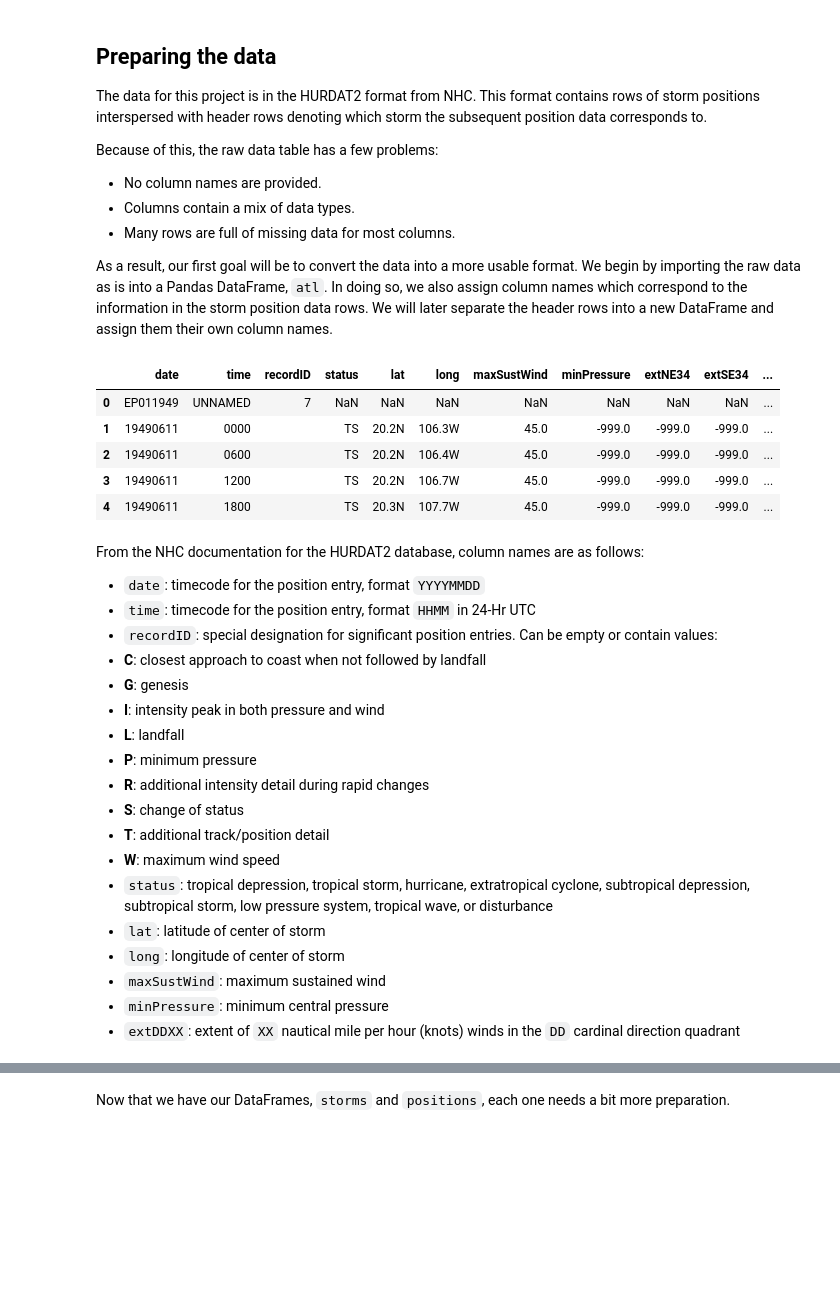
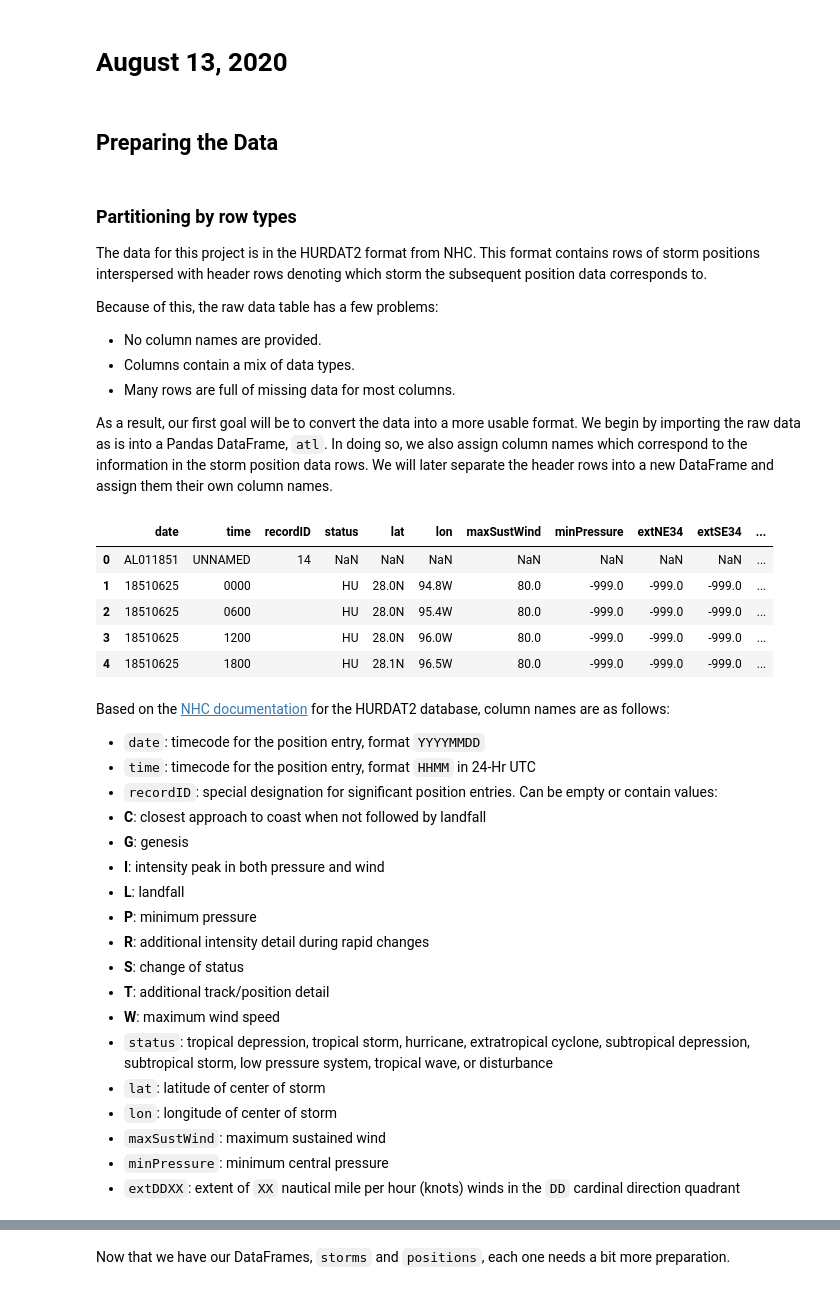
Before and after one commit to bmfeciura/hurricane-frequency, a Jupyter notebook: notebooks/2020_08_13.ipynb, the cells around one changed output, grey strips where cells are left out. Cells and saved outputs as stored; diff of their text form; code cells hidden in the pictures; blank space fills up the shorter version.

```diff
--- a/notebooks/2020_08_13.ipynb
+++ b/notebooks/2020_08_13.ipynb
@@ -5,5 +1,9 @@
+# %% [markdown]
+# August 13, 2020
+# %% [markdown]
+## Preparing the Data
 # %% [markdown]
-## Preparing the data
+### Partitioning by row types
 
 The data for this project is in the HURDAT2 format from NHC. This format contains rows of storm positions interspersed with header rows denoting which storm the subsequent position data corresponds to.
 
@@ -13,40 +13,41 @@ Because of this, the raw data table has a few problems:
 - Many rows are full of missing data for most columns.
 
 As a result, our first goal will be to convert the data into a more usable format. We begin by importing the raw data as is into a Pandas DataFrame, `atl`. In doing so, we also assign column names which correspond to the information in the storm position data rows. We will later separate the header rows into a new DataFrame and assign them their own column names.
-# %%
-import os, sys
-
-root_dir = os.path.join(os.getcwd(), '..')
-sys.path.append(root_dir)
-
-import pandas as pd
-import numpy as np
-
-fn = 'Pacific.csv'
-fn_no_ext = os.path.splitext(fn)[0]
-
-# create a list of column names
-
-header = ['date', 'time', 'recordID', 'status', 'lat', 'long', 'maxSustWind', 'minPressure', 'extNE34', 'extSE34', 'extSW34', 'extNW34', 'extNE50', 'extSE50', 'extSW50', 'extNW50', 'extNE64', 'extSE64', 'extSW64', 'extNW64']
-
-
-# import atlantic.csv from raw data folder using our column names, and verify the new DataFrame.
-
-#hurdat = pd.read_csv('../data/01_raw/Atlantic.csv', names = header)
-hurdat = pd.read_csv(f'../data/01_raw/{fn}', names = header)
-#remove our temporary header
-hurdat.drop(index = 0, inplace = True)
-hurdat.reset_index(drop=True, inplace=True)
-hurdat.head()
-# %% [output]
-|  | date | time | recordID | status | lat | long | maxSustWind | minPressure | extNE34 | extSE34 | ... |
-| 0 | EP011949 | UNNAMED | 7 | NaN | NaN | NaN | NaN | NaN | NaN | NaN | ... |
-| 1 | 19490611 | 0000 |  | TS | 20.2N | 106.3W | 45.0 | -999.0 | -999.0 | -999.0 | ... |
-| 2 | 19490611 | 0600 |  | TS | 20.2N | 106.4W | 45.0 | -999.0 | -999.0 | -999.0 | ... |
-| 3 | 19490611 | 1200 |  | TS | 20.2N | 106.7W | 45.0 | -999.0 | -999.0 | -999.0 | ... |
-| 4 | 19490611 | 1800 |  | TS | 20.3N | 107.7W | 45.0 | -999.0 | -999.0 | -999.0 | ... |
+# %%
+import os
+import pandas as pd
+
+# These steps will apply both to Atlantic and Pacific datasets, so when
+# we ultimately convert these steps into a function we'll allow the
+# user to provide a filename. The function will always search in the
+# raw data directory, so the filename alone will differentiate between
+# the raw datasets.
+
+# In this case, we'll set up the framework but assign the filename
+# ourselves so we can test the code.
+fn = 'Atlantic.csv'
+# We're going to save the two new datasets that result from splitting
+# the HURDAT file as separate files, so we'll use os.path.splitext to
+# separate the filename and extension for the raw data, then store the
+# filename to use in appropriately naming the resulting files.
+fn_no_ext = os.path.splitext(fn)[0]
+
+# This list of column names applies to the position data rows.
+header = ['date', 'time', 'recordID', 'status', 'lat', 'lon', 'maxSustWind', 'minPressure', 'extNE34', 'extSE34', 'extSW34', 'extNW34', 'extNE50', 'extSE50', 'extSW50', 'extNW50', 'extNE64', 'extSE64', 'extSW64', 'extNW64']
+
+# Import data from raw data folder using our column names, and verify
+# that we got the right data.
+hurdat = pd.read_csv(f'../data/01_raw/{fn}', names = header)
+hurdat.head()
+# %% [output]
+|  | date | time | recordID | status | lat | lon | maxSustWind | minPressure | extNE34 | extSE34 | ... |
+| 0 | AL011851 | UNNAMED | 14 | NaN | NaN | NaN | NaN | NaN | NaN | NaN | ... |
+| 1 | 18510625 | 0000 |  | HU | 28.0N | 94.8W | 80.0 | -999.0 | -999.0 | -999.0 | ... |
+| 2 | 18510625 | 0600 |  | HU | 28.0N | 95.4W | 80.0 | -999.0 | -999.0 | -999.0 | ... |
+| 3 | 18510625 | 1200 |  | HU | 28.0N | 96.0W | 80.0 | -999.0 | -999.0 | -999.0 | ... |
+| 4 | 18510625 | 1800 |  | HU | 28.1N | 96.5W | 80.0 | -999.0 | -999.0 | -999.0 | ... |
 # %% [markdown]
-From the NHC documentation for the HURDAT2 database, column names are as follows:
+Based on the [NHC documentation](https://www.nhc.noaa.gov/data/hurdat/hurdat2-format-nov2019.pdf) for the HURDAT2 database, column names are as follows:
 
 - `date`: timecode for the position entry, format `YYYYMMDD`
 - `time`: timecode for the position entry, format `HHMM` in 24-Hr UTC
@@ -62,7 +63,7 @@ From the NHC documentation for the HURDAT2 database, column names are as follows
  - **W**: maximum wind speed
 - `status`: tropical depression, tropical storm, hurricane, extratropical cyclone, subtropical depression, subtropical storm, low pressure system, tropical wave, or disturbance
 - `lat`: latitude of center of storm
-- `long`: longitude of center of storm
+- `lon`: longitude of center of storm
 - `maxSustWind`: maximum sustained wind
 - `minPressure`: minimum central pressure
 - `extDDXX`: extent of `XX` nautical mile per hour (knots) winds in the `DD` cardinal direction quadrant
```
Also changed, not shown: parts of 22 cells of this notebook, 39 other files.
